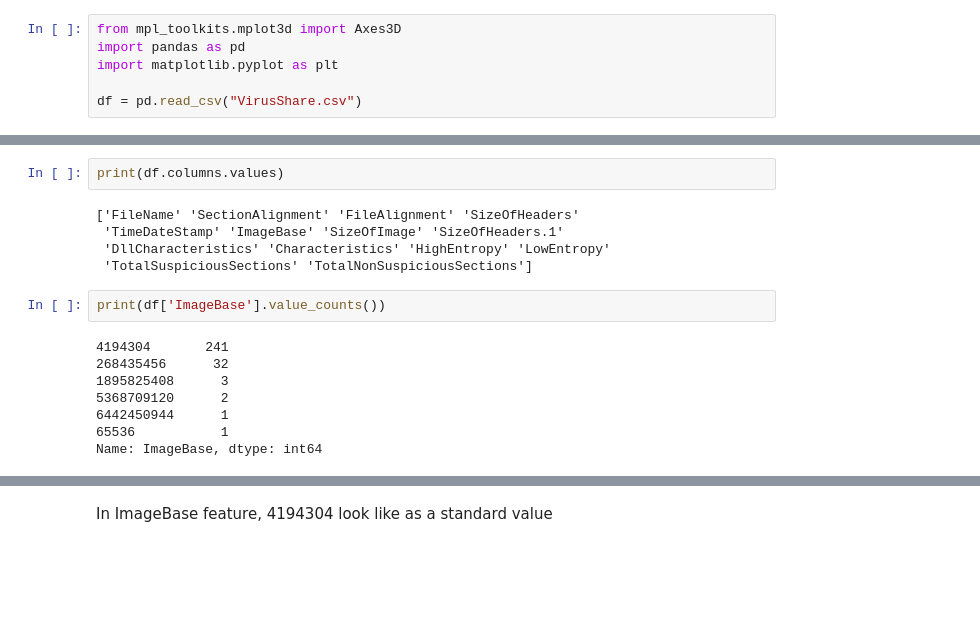
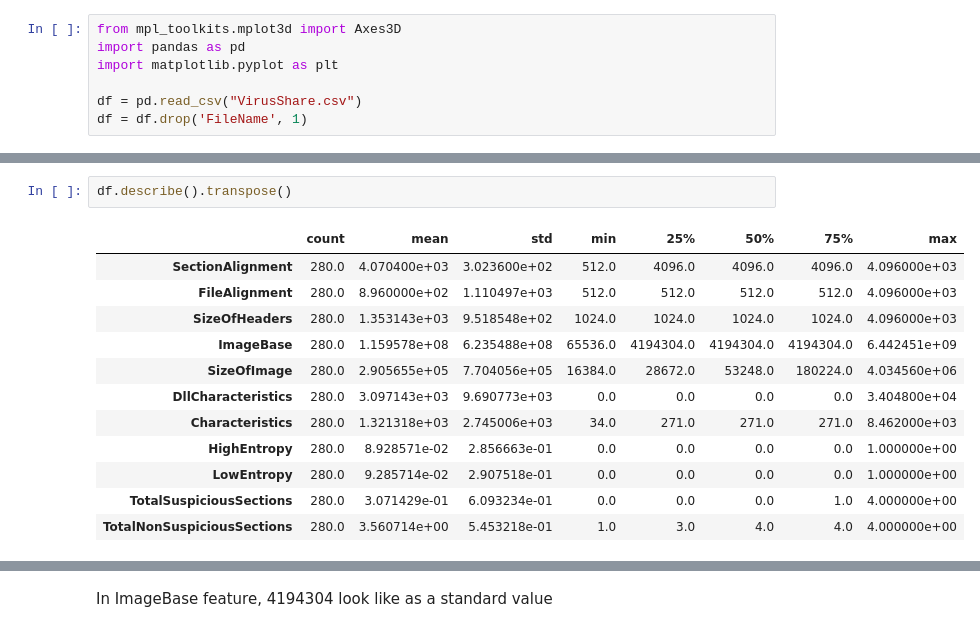
Before and after one commit to cyberdefendersprogram/MachineLearning, a Jupyter notebook: Data_analysis/VirusShare Analysis-checkpoint.ipynb, the cells around one changed output, grey strips where cells are left out. Saved outputs shown, nothing was run; the diff lists cells and outputs as text; blank space fills up the shorter version.

```diff
--- a/Data_analysis/VirusShare Analysis-checkpoint.ipynb
+++ b/Data_analysis/VirusShare Analysis-checkpoint.ipynb
@@ -4,3 +4,4 @@ import pandas as pd
 import matplotlib.pyplot as plt
 
 df = pd.read_csv("VirusShare.csv")
+df = df.drop('FileName', 1)
@@ -27,17 +8,15 @@ print(df.head())
-# %%
-print(df.columns.values)
-# %% [output]
-['FileName' 'SectionAlignment' 'FileAlignment' 'SizeOfHeaders'
- 'TimeDateStamp' 'ImageBase' 'SizeOfImage' 'SizeOfHeaders.1'
- 'DllCharacteristics' 'Characteristics' 'HighEntropy' 'LowEntropy'
- 'TotalSuspiciousSections' 'TotalNonSuspiciousSections']
-# %%
-print(df['ImageBase'].value_counts())
-# %% [output]
-4194304       241
-268435456      32
-1895825408      3
-5368709120      2
-6442450944      1
-65536           1
-Name: ImageBase, dtype: int64
+# %%
+df.describe().transpose()
+# %% [output]
+|  | count | mean | std | min | 25% | 50% | 75% | max |
+| SectionAlignment | 280.0 | 4.070400e+03 | 3.023600e+02 | 512.0 | 4096.0 | 4096.0 | 4096.0 | 4.096000e+03 |
+| FileAlignment | 280.0 | 8.960000e+02 | 1.110497e+03 | 512.0 | 512.0 | 512.0 | 512.0 | 4.096000e+03 |
+| SizeOfHeaders | 280.0 | 1.353143e+03 | 9.518548e+02 | 1024.0 | 1024.0 | 1024.0 | 1024.0 | 4.096000e+03 |
+| ImageBase | 280.0 | 1.159578e+08 | 6.235488e+08 | 65536.0 | 4194304.0 | 4194304.0 | 4194304.0 | 6.442451e+09 |
+| SizeOfImage | 280.0 | 2.905655e+05 | 7.704056e+05 | 16384.0 | 28672.0 | 53248.0 | 180224.0 | 4.034560e+06 |
+| DllCharacteristics | 280.0 | 3.097143e+03 | 9.690773e+03 | 0.0 | 0.0 | 0.0 | 0.0 | 3.404800e+04 |
+| Characteristics | 280.0 | 1.321318e+03 | 2.745006e+03 | 34.0 | 271.0 | 271.0 | 271.0 | 8.462000e+03 |
+| HighEntropy | 280.0 | 8.928571e-02 | 2.856663e-01 | 0.0 | 0.0 | 0.0 | 0.0 | 1.000000e+00 |
+| LowEntropy | 280.0 | 9.285714e-02 | 2.907518e-01 | 0.0 | 0.0 | 0.0 | 0.0 | 1.000000e+00 |
+| TotalSuspiciousSections | 280.0 | 3.071429e-01 | 6.093234e-01 | 0.0 | 0.0 | 0.0 | 1.0 | 4.000000e+00 |
+| TotalNonSuspiciousSections | 280.0 | 3.560714e+00 | 5.453218e-01 | 1.0 | 3.0 | 4.0 | 4.0 | 4.000000e+00 |
```
Also changed, not shown: parts of 12 cells of this notebook, 1 other file.
